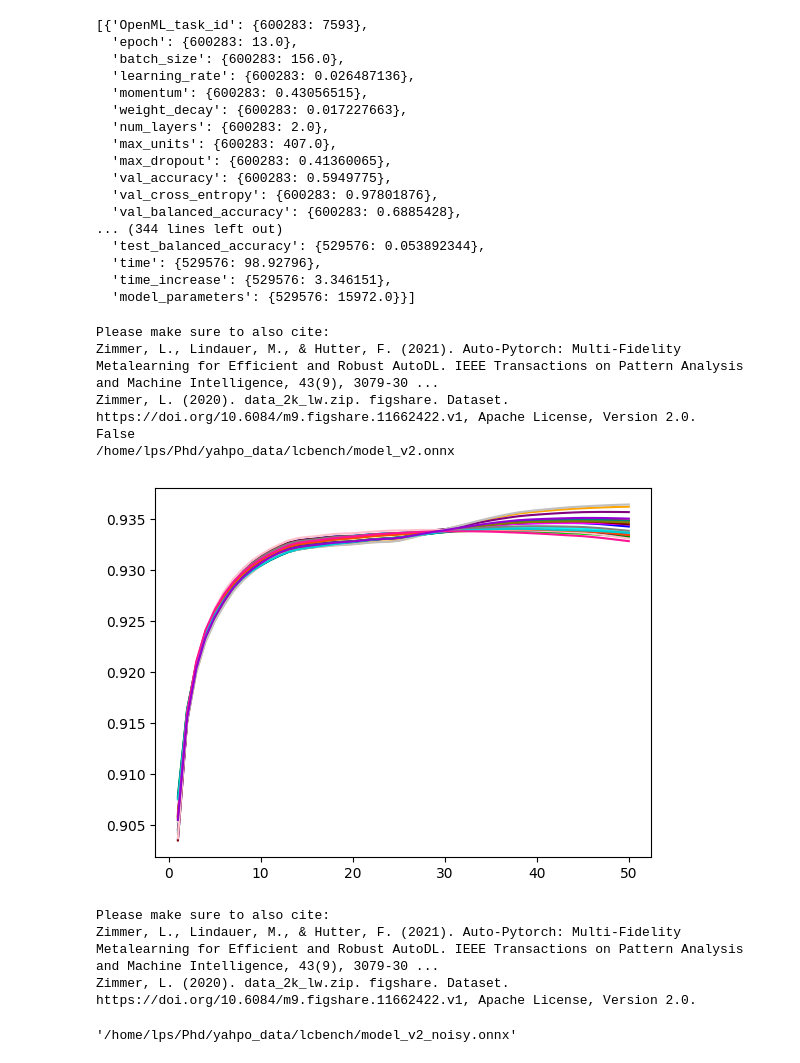
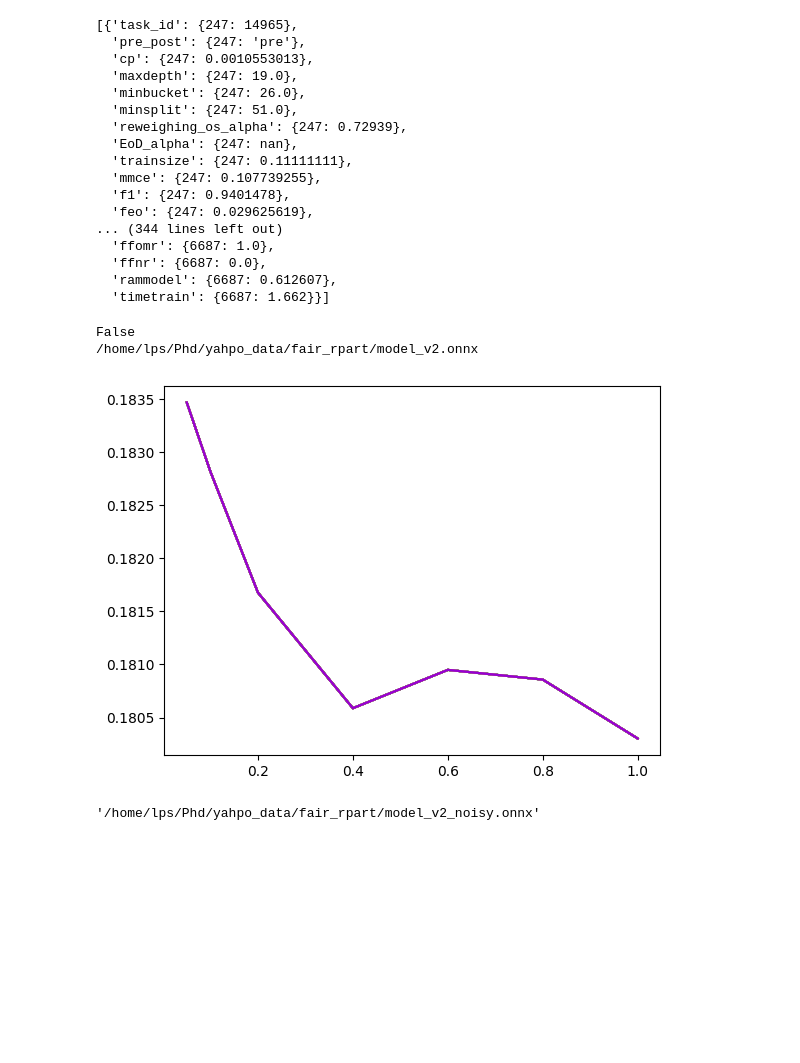
Before and after one commit to slds-lmu/yahpo_gym, a Jupyter notebook: yahpo_train/notebooks/learning_curves.ipynb, the cells around one changed output. Cells and saved outputs as stored; diff of their text form; code cells hidden in the pictures; blank space fills up the shorter version.

```diff
--- a/yahpo_train/notebooks/learning_curves.ipynb
+++ b/yahpo_train/notebooks/learning_curves.ipynb
@@ -5,7 +5,7 @@ from yahpo_gym import local_config
 import matplotlib.pyplot as plt
 import pandas as pd
 # %%
-bench = BenchmarkSet("lcbench", active_session=False, check=False)
+bench = BenchmarkSet("fair_rpart", active_session=False, check=False)
 bench.config.config["model"] = "model_v2.onnx"
 bench.active_session
 bench.set_session()
@@ -67,10 +63,10 @@ def plot_lc(ccs, target, fidelity_sequence):
 # %%
 # Draw a sample configuration
 ccs = [df.sample(1).to_dict() for i in range(20)]
-#target = "auc"
-target = "model_parameters"
-#fidelity_sequence = [0.05, 0.10, 0.2, 0.4, 0.6, 0.8, 1.00]
-fidelity_sequence = range(1, 51)
+target = "rammodel"
+#target = "model_parameters"
+fidelity_sequence = [0.05, 0.10, 0.2, 0.4, 0.6, 0.8, 1.00]
+#fidelity_sequence = range(1, 51)
 plot_true_lc(ccs, target=target)
 plot_lc(ccs, target=target, fidelity_sequence=fidelity_sequence)
 # %% [output]
@@ -78,37 +74,34 @@ plot_lc(ccs, target=target, fidelity_sequence=fidelity_sequence)
 # %%
 ccs
 # %% [output]
-[{'OpenML_task_id': {600283: 7593},
-  'epoch': {600283: 13.0},
-  'batch_size': {600283: 156.0},
-  'learning_rate': {600283: 0.026487136},
-  'momentum': {600283: 0.43056515},
-  'weight_decay': {600283: 0.017227663},
-  'num_layers': {600283: 2.0},
-  'max_units': {600283: 407.0},
-  'max_dropout': {600283: 0.41360065},
-  'val_accuracy': {600283: 0.5949775},
-  'val_cross_entropy': {600283: 0.97801876},
-  'val_balanced_accuracy': {600283: 0.6885428},
+[{'task_id': {247: 14965},
+  'pre_post': {247: 'pre'},
+  'cp': {247: 0.0010553013},
+  'maxdepth': {247: 19.0},
+  'minbucket': {247: 26.0},
+  'minsplit': {247: 51.0},
+  'reweighing_os_alpha': {247: 0.72939},
+  'EoD_alpha': {247: nan},
+  'trainsize': {247: 0.11111111},
+  'mmce': {247: 0.107739255},
+  'f1': {247: 0.9401478},
+  'feo': {247: 0.029625619},
 ... (344 lines left out)
-  'test_balanced_accuracy': {529576: 0.053892344},
-  'time': {529576: 98.92796},
-  'time_increase': {529576: 3.346151},
-  'model_parameters': {529576: 15972.0}}]
+  'ffomr': {6687: 1.0},
+  'ffnr': {6687: 0.0},
+  'rammodel': {6687: 0.612607},
+  'timetrain': {6687: 1.662}}]
 # %%
-bench = BenchmarkSet("lcbench", active_session=False, check=False, noisy=False)
+bench = BenchmarkSet("fair_rpart", active_session=False, check=False, noisy=False)
 bench.config.config["model"] = "model_v2.onnx"
 print(bench.active_session)
 bench.set_session()
 print(bench._get_model_path())
 
-target = "val_balanced_accuracy"
+target = "mmce"
 # %% [output]
-Please make sure to also cite:
-Zimmer, L., Lindauer, M., & Hutter, F. (2021). Auto-Pytorch: Multi-Fidelity Metalearning for Efficient and Robust AutoDL. IEEE Transactions on Pattern Analysis and Machine Intelligence, 43(9), 3079-30 ...
-Zimmer, L. (2020). data_2k_lw.zip. figshare. Dataset. https://doi.org/10.6084/m9.figshare.11662422.v1, Apache License, Version 2.0.
 False
-/home/lps/Phd/yahpo_data/lcbench/model_v2.onnx
+/home/lps/Phd/yahpo_data/fair_rpart/model_v2.onnx
 # %%
 def plot_lc_noisy(cc, target, fidelity_sequence):
     colors = ["#FF0000", "#00FF00", "#0000FF", "#FFFF00", "#FF00FF",
@@ -144,15 +137,12 @@ def plot_lc_noisy(cc, target, fidelity_sequence):
         res = [x[target] for x in res]
         plt.plot(fidelity_sequence, res, color = colors[i])
 # %%
-plot_lc_noisy(ccs[0], target, fidelity_sequence)
+plot_lc_noisy(ccs[8], target, fidelity_sequence)
 # %% [output]
-[figure, old version]
+[figure, new version]
 # %%
-bench = BenchmarkSet("lcbench", active_session=False, check=False, noisy=True)
+bench = BenchmarkSet("fair_rpart", active_session=False, check=False, noisy=True)
 bench._get_model_path()
 # %% [output]
-Please make sure to also cite:
-Zimmer, L., Lindauer, M., & Hutter, F. (2021). Auto-Pytorch: Multi-Fidelity Metalearning for Efficient and Robust AutoDL. IEEE Transactions on Pattern Analysis and Machine Intelligence, 43(9), 3079-30 ...
-Zimmer, L. (2020). data_2k_lw.zip. figshare. Dataset. https://doi.org/10.6084/m9.figshare.11662422.v1, Apache License, Version 2.0.
+'/home/lps/Phd/yahpo_data/fair_rpart/model_v2_noisy.onnx'
-'/home/lps/Phd/yahpo_data/lcbench/model_v2_noisy.onnx'
 # %%
```
Also changed, not shown: parts of 3 cells of this notebook, 2 other files.
